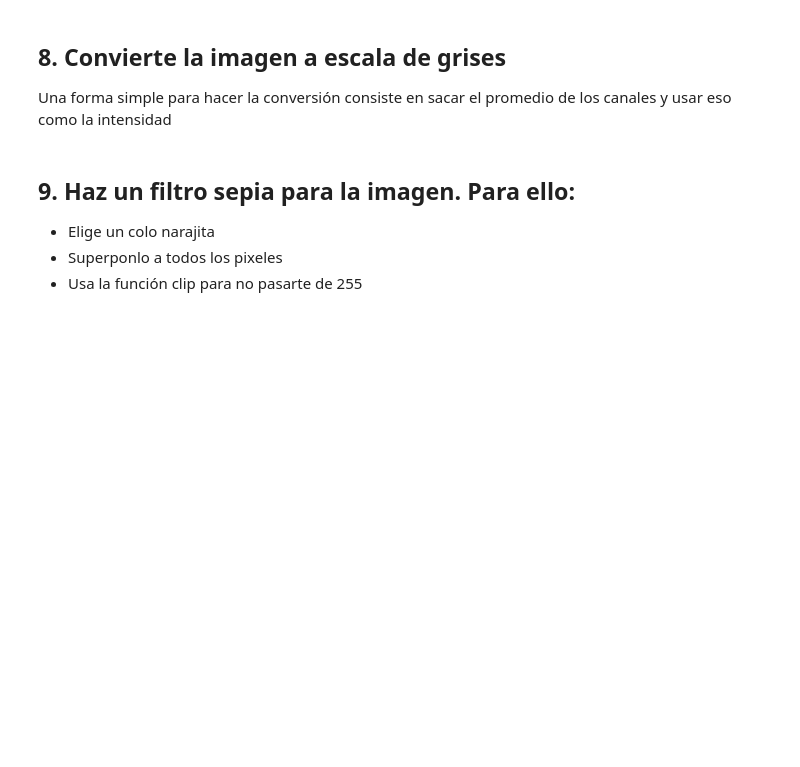
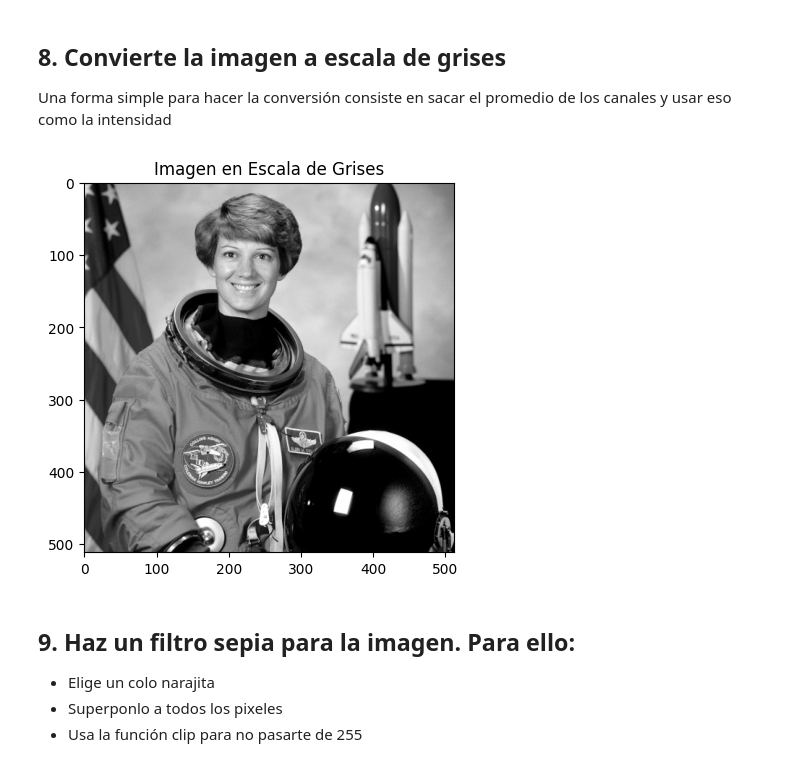
Before and after one commit to Alvariill0/IA-Y-BIG-DATA-ALVARO, a Jupyter notebook: PIA/Numpy/Ejercicios 7 - Plantilla.ipynb, the cells around one changed output. Drawn from its saved outputs; the diff is of its cells as text; code cells hidden in the pictures; blank space fills up the shorter version.

```diff
--- a/PIA/Numpy/Ejercicios 7 - Plantilla.ipynb
+++ b/PIA/Numpy/Ejercicios 7 - Plantilla.ipynb
@@ -185,3 +191,12 @@ plt.show()
+# %%
+#Convertir a escala de grises
+# Una forma simple para hacer la conversión consiste en sacar el promedio de los canales y usar eso como la intensidad.
+escala_grises = np.mean(astronauta, axis=2)
+plt.imshow(escala_grises, cmap='gray')
+plt.title("Imagen en Escala de Grises")
+plt.show()
+# %% [output]
+[figure, added]
 # %% [markdown]
 ## 9. Haz un filtro sepia para la imagen. Para ello:
 
```
Also changed, not shown: parts of 6 cells of this notebook.
